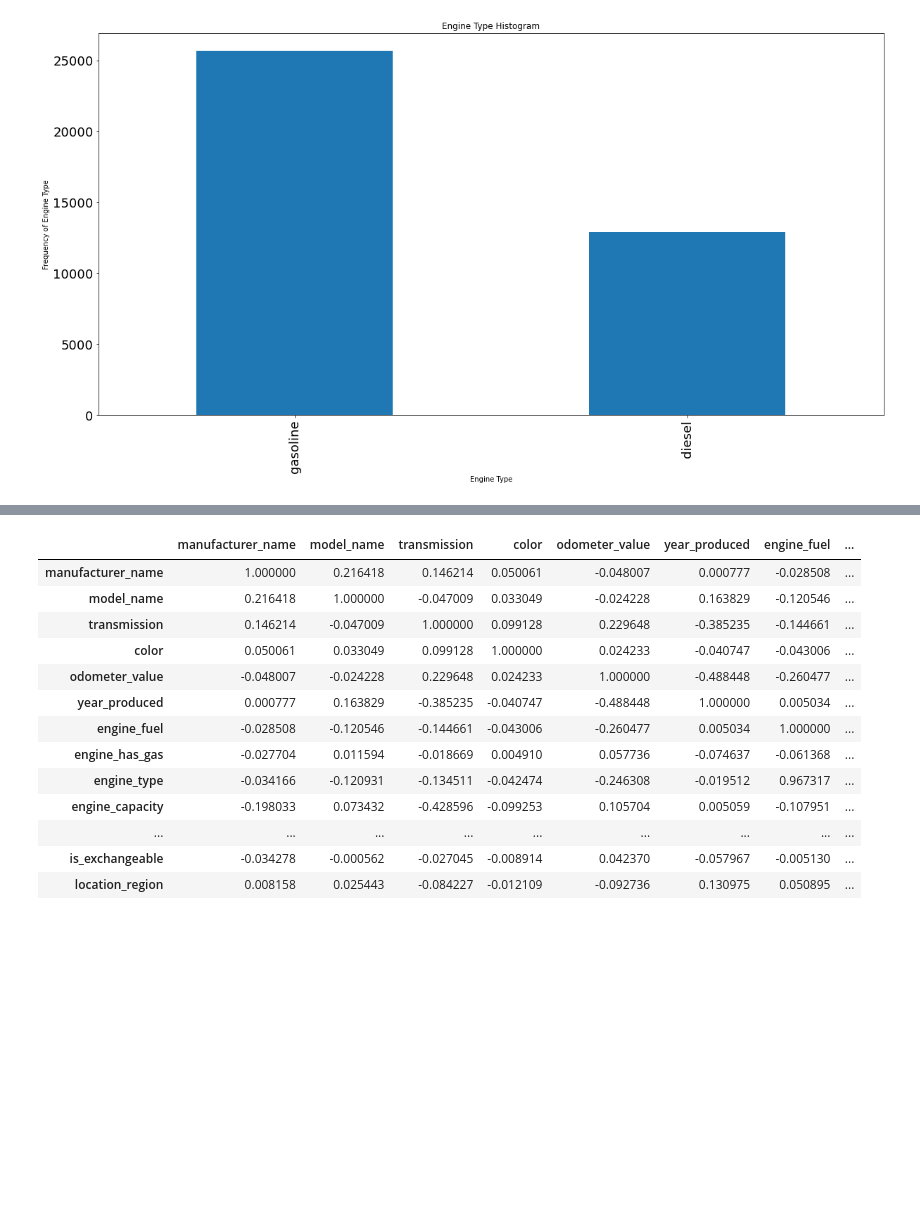
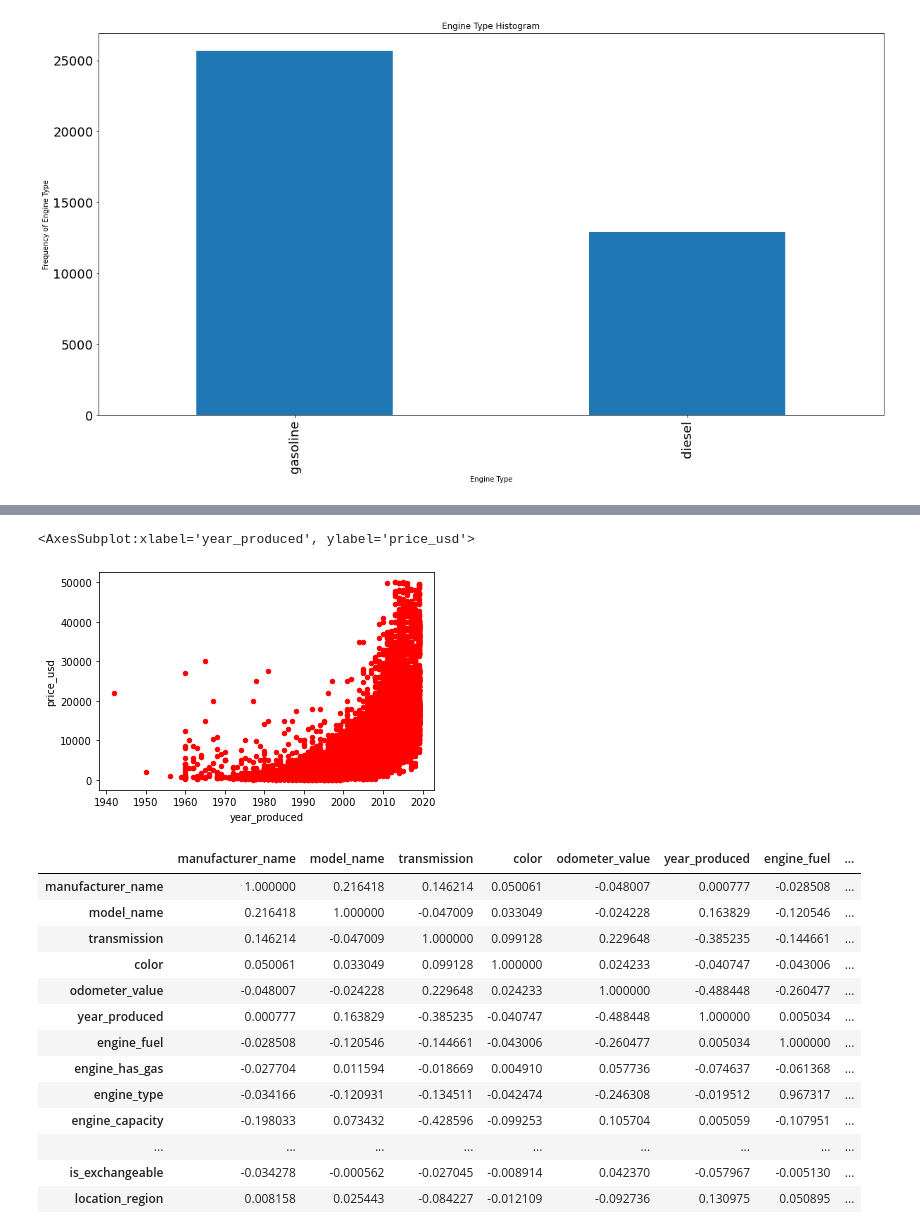
Before and after one commit to CS521-Burstein/final-project-yupj007, a Jupyter notebook: Final Project-Used Car Price.ipynb, the cells around one changed output, grey strips where cells are left out. Drawn from its saved outputs; the diff is of its cells as text; code cells hidden in the pictures; blank space fills up the shorter version.

```diff
--- a/Final Project-Used Car Price.ipynb
+++ b/Final Project-Used Car Price.ipynb
@@ -137,3 +130,8 @@ df1.plot.scatter(x='year_produced',y='price_usd')
+# %%
+df.plot.scatter(x='year_produced', y='price_usd', color='Red')
+# %% [output]
+<AxesSubplot:xlabel='year_produced', ylabel='price_usd'>
+[figure, added]
 # %%
 # Digitized categorical variables
 encoders = {}
```
Also changed, not shown: parts of 5 cells of this notebook.
